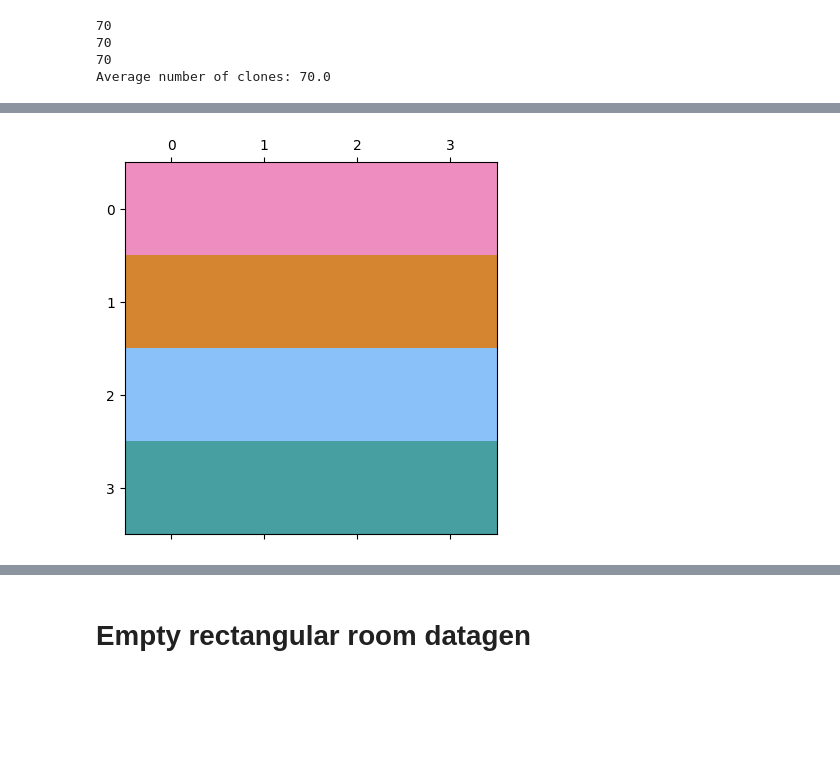
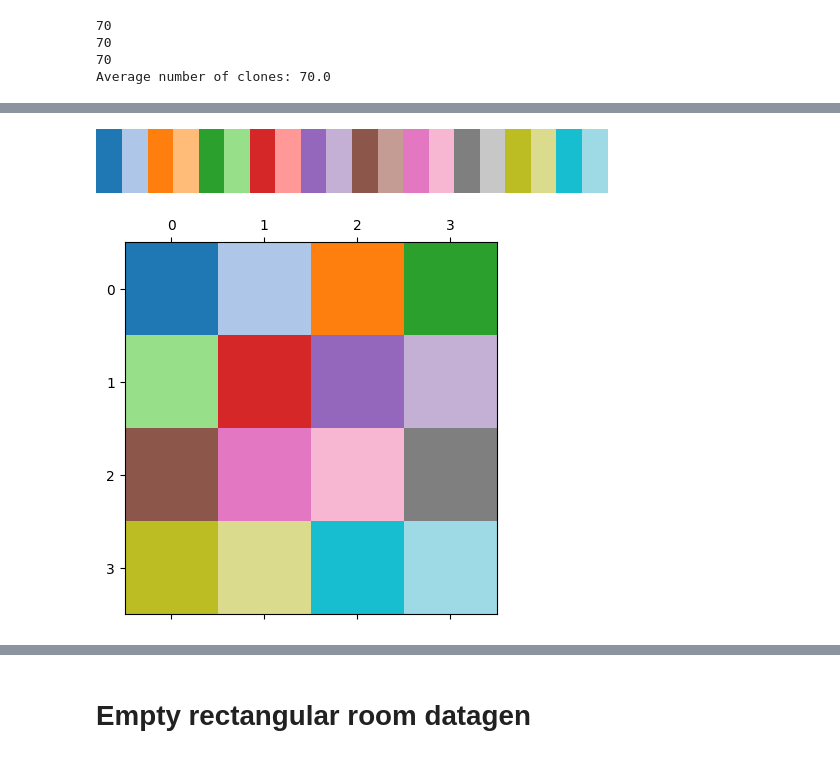
Before and after one commit to jungsunyoo/CSCG_LCM, a Jupyter notebook: markovian_models/CSCG/intro.ipynb, the cells around one changed output, grey strips where cells are left out. Drawn from its saved outputs; the diff is of its cells as text; code cells hidden in the pictures; blank space fills up the shorter version.

Commit message:
added different colors for different grids

```diff
--- a/markovian_models/CSCG/intro.ipynb
+++ b/markovian_models/CSCG/intro.ipynb
@@ -269,9 +282,13 @@ chmm.learn_viterbi_T(x, a, n_iter=100)
+# %%
+cmap
+# %% [output]
+[figure, added]
 # %%
-cmap = colors.ListedColormap(custom_colors[-4:])
+cmap = colors.ListedColormap(custom_colors)
 plt.matshow(room, cmap=cmap)
 plt.savefig("figures/rectangular_room_layout.pdf")
 # %% [output]
-[figure, old version]
+[figure, new version]
 # %%
 print("x.max() + 1 =", x.max() + 1)
 print("Length of n_clones =", len(n_clones))
```
Also changed, not shown: parts of 7 cells of this notebook, 9 other files.
